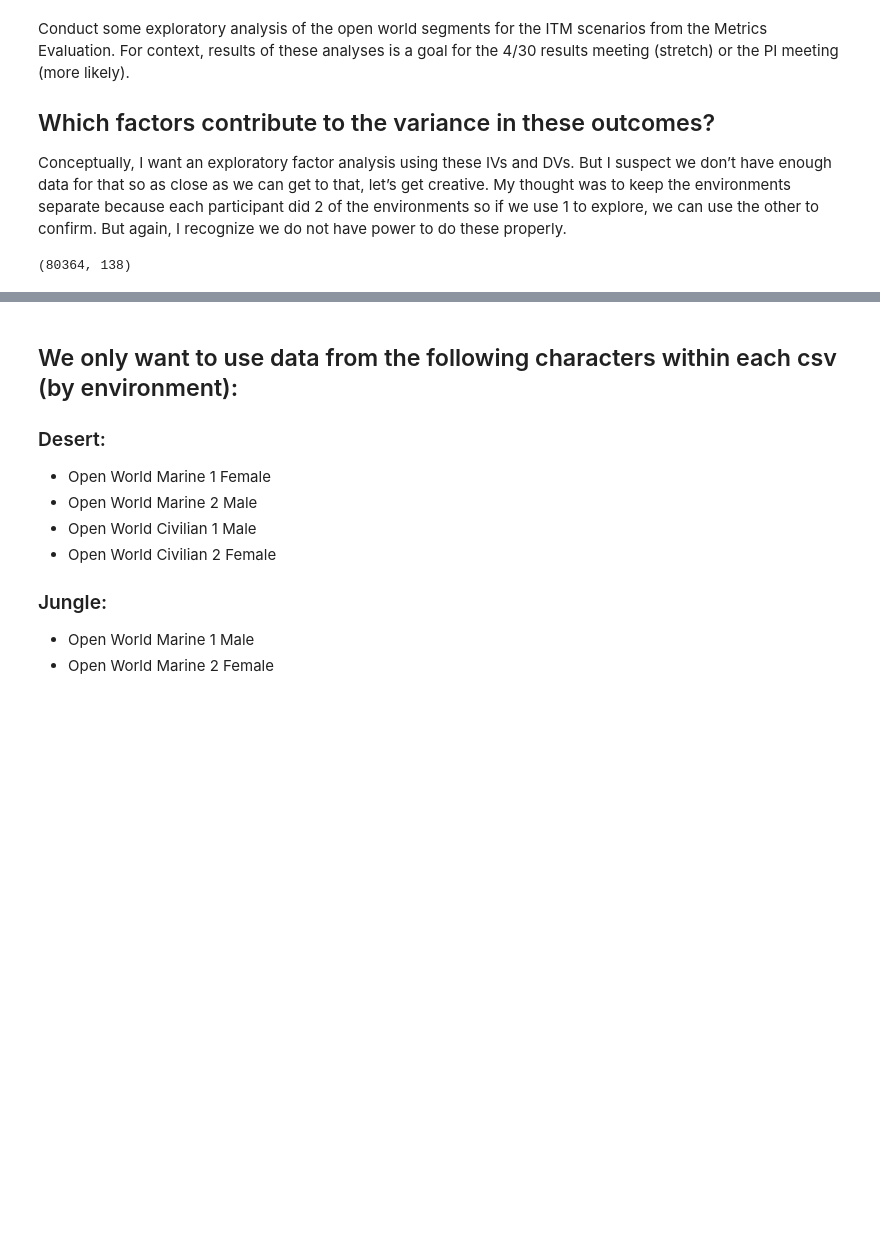
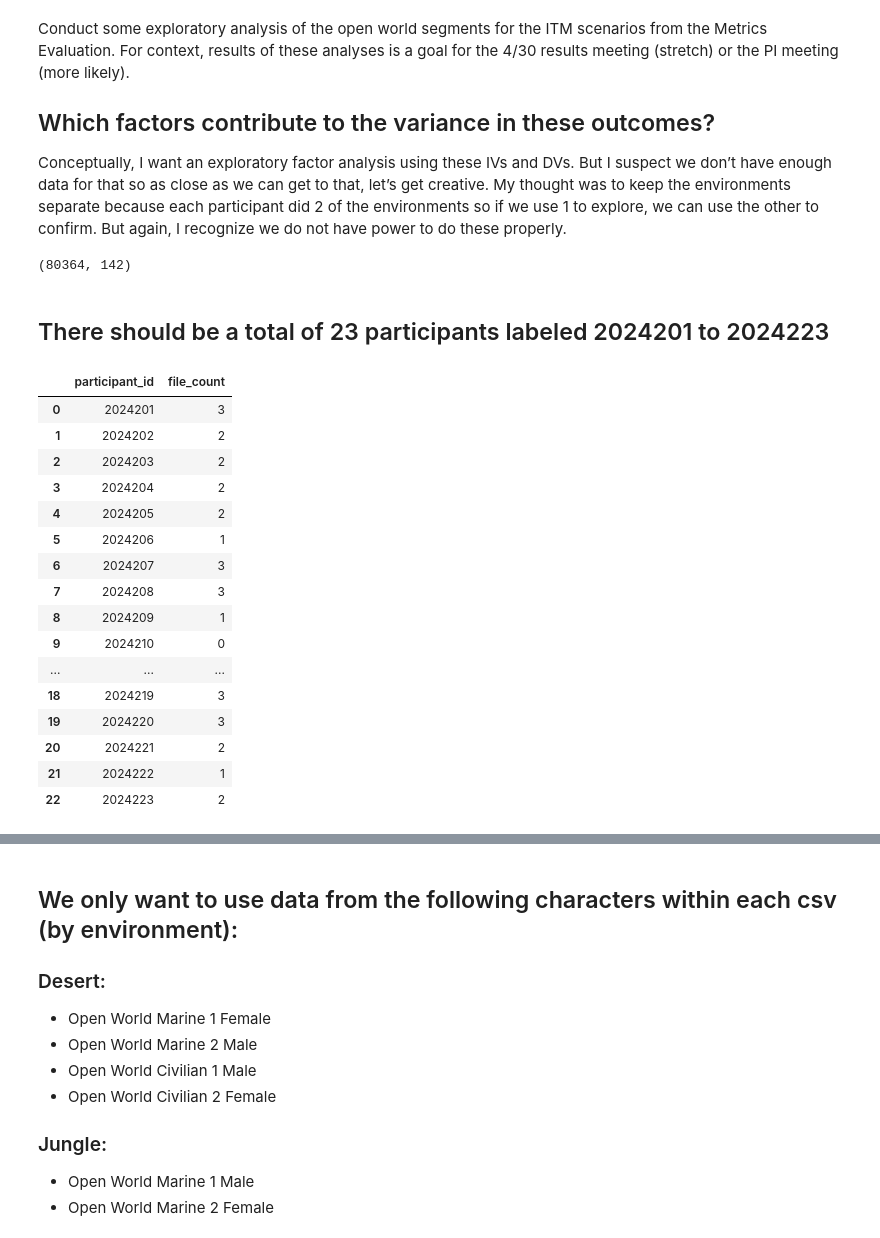
Before and after one commit to dbabbitt/itm-analysis-reporting-1, a Jupyter notebook: explorations/Metrics Evaluation Open World.ipynb, the cells around one changed output, grey strips where cells are left out. Saved outputs shown, nothing was run; the diff lists cells and outputs as text; code cells hidden in the pictures; blank space fills up the shorter version.

```diff
--- a/explorations/Metrics Evaluation Open World.ipynb
+++ b/explorations/Metrics Evaluation Open World.ipynb
@@ -50,11 +50,14 @@ participant_columns = [
 ]
 needed_columns = [
     'scene_type', 'is_scene_aborted', 'is_a_one_triage_file', 'responder_category', 'responder_type', 'configData_scene',
-    'configData_scenarioData_name', 'configData_scenarioData_description', 'encounter_layout'
+    'configData_scenarioData_name', 'configData_scenarioData_description', 'encounter_layout', 'participantId', 'ParticipantID', 'Sim1', 'Sim2'
 ] + participant_columns
 elevens_df = fu.get_elevens_data_frame(
     logs_df, file_stats_df, scene_stats_df, needed_columns=needed_columns
 )
 print(elevens_df.shape) # (80364, 138)
 # %% [output]
-(80364, 138)
+(80364, 142)
+# %% [markdown]
+
+## There should be a total of 23 participants labeled 2024201 to 2024223
@@ -60,0 +73,38 @@ print(elevens_df.shape) # (80364, 138)
+# %%
+
+# Create a table of the count of JSON files that have the participant ID suffixed to their file name
+from IPython.display import HTML
+
+logs_path = '../data/logs/Metrics Evaluation Open World'
+rows_list = []
+for participant_id in range(2_024_201, 2_024_223+1):
+    row_dict = {'participant_id': participant_id}
+    file_count = 0
+    for sub_directory, directories_list, files_list in os.walk(logs_path):
+        for file_name in files_list:
+            if file_name.endswith('.json') and ('_' in file_name):
+                if (file_name.split('_')[1].split('.')[0] == str(participant_id)):
+                    file_count += 1
+    row_dict['file_count'] = file_count
+    # print(participant_id, file_count, 'files with the participant ID in the file name')
+    rows_list.append(row_dict)
+print()
+HTML(DataFrame(rows_list).to_html())
+# %% [output]
+|  | participant_id | file_count |
+| 0 | 2024201 | 3 |
+| 1 | 2024202 | 2 |
+| 2 | 2024203 | 2 |
+| 3 | 2024204 | 2 |
+| 4 | 2024205 | 2 |
+| 5 | 2024206 | 1 |
+| 6 | 2024207 | 3 |
+| 7 | 2024208 | 3 |
+| 8 | 2024209 | 1 |
+| 9 | 2024210 | 0 |
+| ... | ... | ... |
+| 18 | 2024219 | 3 |
+| 19 | 2024220 | 3 |
+| 20 | 2024221 | 2 |
+| 21 | 2024222 | 1 |
+| 22 | 2024223 | 2 |
```
Also changed, not shown: parts of 21 cells of this notebook, 4 other files.
